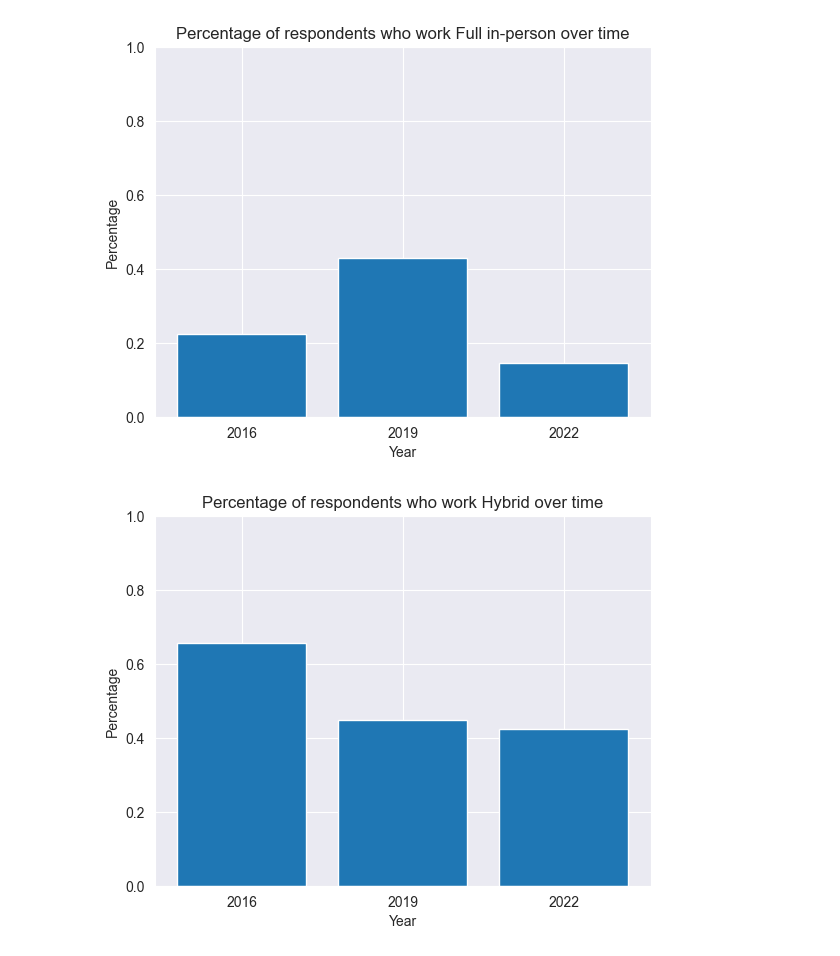
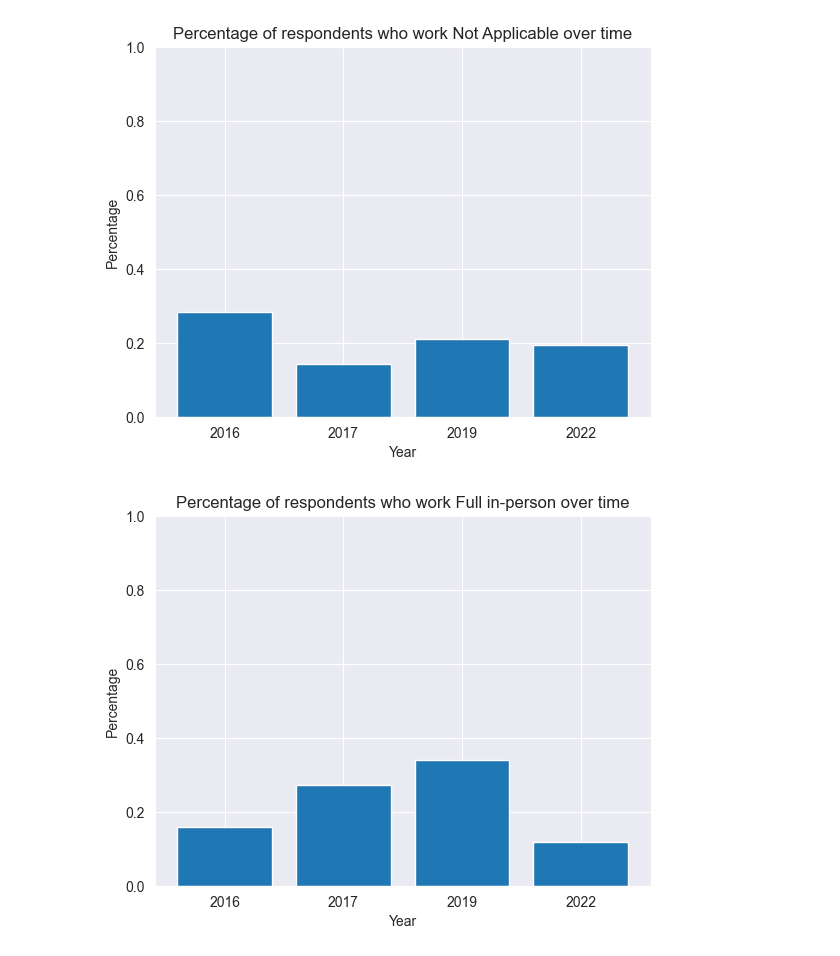
Before and after one commit to Abra-web/data_madness_2023, a Jupyter notebook: src/remote.ipynb, the cells around one changed output. Cells and saved outputs as stored; diff of their text form; code cells hidden in the pictures.

```diff
--- a/src/remote.ipynb
+++ b/src/remote.ipynb
@@ -79,8 +127,15 @@ data_2022 = pd.read_csv(join(data_folder, 'survey_results_public2022.csv'))
 # %%
+def print_remote_metrics(da, col):
+    print(da[col].value_counts())
+    print(da[col].value_counts() / len(da[col]))
+    print('NA counts:')
+    print(da[col].isna().sum())
+
+
 # column names for each year
 column_names = {
     '2016': 'remote',
-    # '2017': 'HomeRemote',
+    '2017': 'HomeRemote',
     '2019': 'WorkRemote',
     '2022': 'RemoteWork'
 }
@@ -250,6 +251,5 @@ NA counts:
 # %%
-# remotes_labels = ['Not Applicable','Full in-person', 'Hybrid','Fully remote']
-remotes_labels = ['Full in-person', 'Hybrid','Fully remote']
+remotes_labels = ['Not Applicable','Full in-person', 'Hybrid','Fully remote']
 # %%
 def compute_remotes_pct_over_years(pct,lbl,cols):
     # Compute the percentage of respondents for each year
@@ -258,32 +258,30 @@ def compute_remotes_pct_over_years(pct,lbl,cols):
         pct.append(da[col].value_counts(normalize=True)[lbl])
     return pct
 # %%
-# Plot the percentage of respondents who work remotely over time
 def plot_remotes_pct_over_years(pct,lbl):
-    # plt.bar(['2016', '2017', '2019', '2022'], pct)
-    plt.bar(['2016', '2019', '2022'], pct)
+    # Plot the percentage of respondents who work remotely over time
+    plt.bar(['2016', '2017', '2019', '2022'], pct)
     plt.title('Percentage of respondents who work ' + lbl+' over time')
     plt.xlabel('Year')
     plt.ylabel('Percentage')
     plt.ylim([0, 1])
     plt.show()
 # %%
-# plots the changes of each work mode
-# not_applicable_pct = []
+not_applicable_pct = []
 full_in_person_pct = []
 hybrid_pct = []
 fully_remote_pct = []
 
 remotes_pct = [
-    # not_applicable_pct,
+    not_applicable_pct,
     full_in_person_pct,
     hybrid_pct,
     fully_remote_pct
 ]
 
 for label,percentage in zip(remotes_labels,remotes_pct):
     percentage = compute_remotes_pct_over_years(percentage,label,column_names)
     plot_remotes_pct_over_years(percentage,label)
 # %% [output]
-[figure, old version]
+[figure, new version]
-[figure, old version]
+[figure, new version]
```
Also changed, not shown: parts of 21 cells of this notebook, 2 other files.
